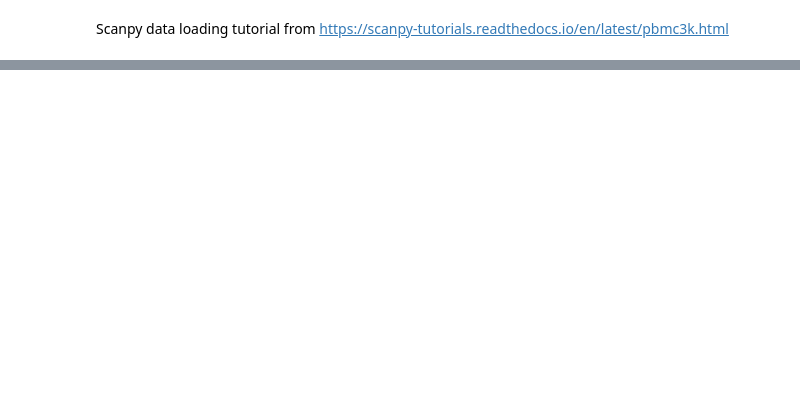
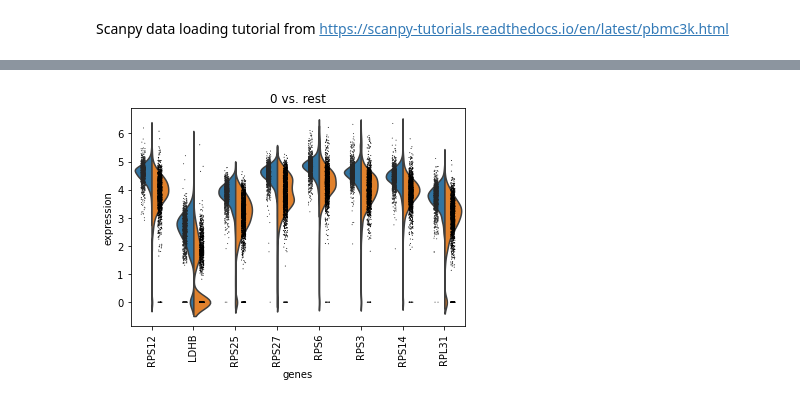
Before and after one commit to danobohud/scanpy, a Jupyter notebook: 10X_PMBC3K_find_markers.ipynb, the cells around one changed output, grey strips where cells are left out. Saved outputs shown, nothing was run; the diff lists cells and outputs as text; code cells hidden in the pictures; blank space fills up the shorter version.

```diff
--- a/10X_PMBC3K_find_markers.ipynb
+++ b/10X_PMBC3K_find_markers.ipynb
@@ -55,0 +115,7 @@ AnnData object with n_obs × n_vars = 2638 × 1838
+# %%
+# Reload with differential expression
+
+adata = sc.read(results_file)
+sc.pl.rank_genes_groups_violin(adata, groups='0', n_genes=8)
+# %% [output]
+[figure, added]
```
Also changed, not shown: parts of 16 cells of this notebook, 1 other file.
